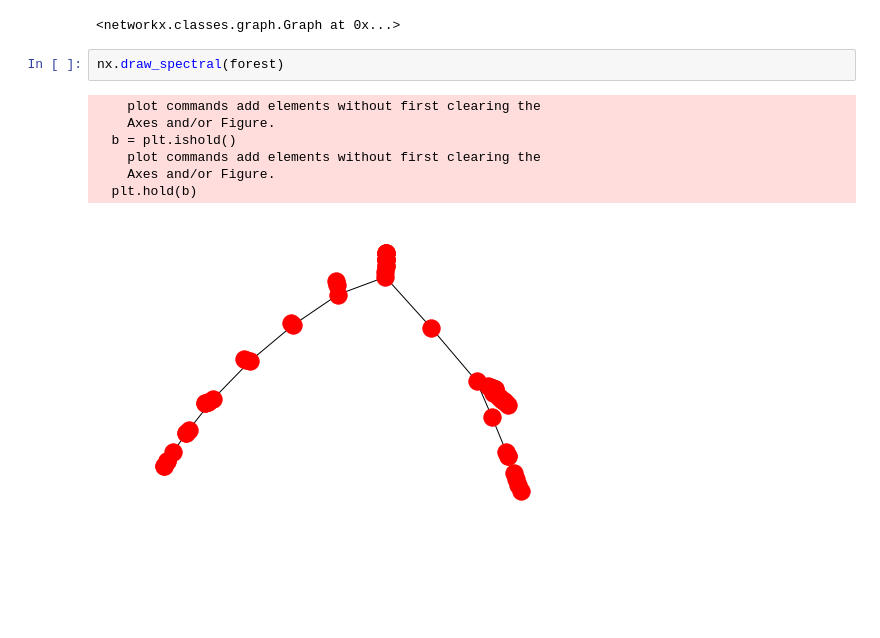
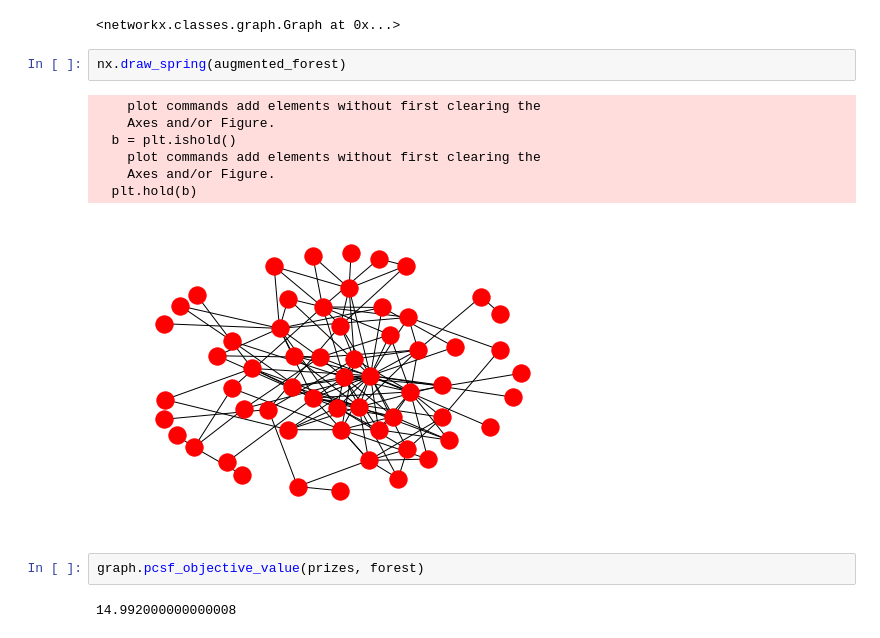
Before and after one commit to fraenkel-lab/OmicsIntegrator2, a Jupyter notebook: src/testing.ipynb, the cells around one changed output. Drawn from its saved outputs; the diff is of its cells as text; blank space fills up the shorter version.

```diff
--- a/src/testing.ipynb
+++ b/src/testing.ipynb
@@ -64,13 +64,17 @@ forest, augmented_forest = graph.output_forest_as_networkx(vertices, edges, term
 forest
 # %% [output]
 <networkx.classes.graph.Graph at 0x...>
-# %%
-nx.draw_spectral(forest)
-# %% [output]
-    plot commands add elements without first clearing the
-    Axes and/or Figure.
-  b = plt.ishold()
-    plot commands add elements without first clearing the
-    Axes and/or Figure.
-  plt.hold(b)
-[figure, removed]
+# %%
+nx.draw_spring(augmented_forest)
+# %% [output]
+    plot commands add elements without first clearing the
+    Axes and/or Figure.
+  b = plt.ishold()
+    plot commands add elements without first clearing the
+    Axes and/or Figure.
+  plt.hold(b)
+[figure, added]
+# %%
+graph.pcsf_objective_value(prizes, forest)
+# %% [output]
+14.992000000000008
```
Also changed, not shown: parts of 1 cell of this notebook, 1 other file.
